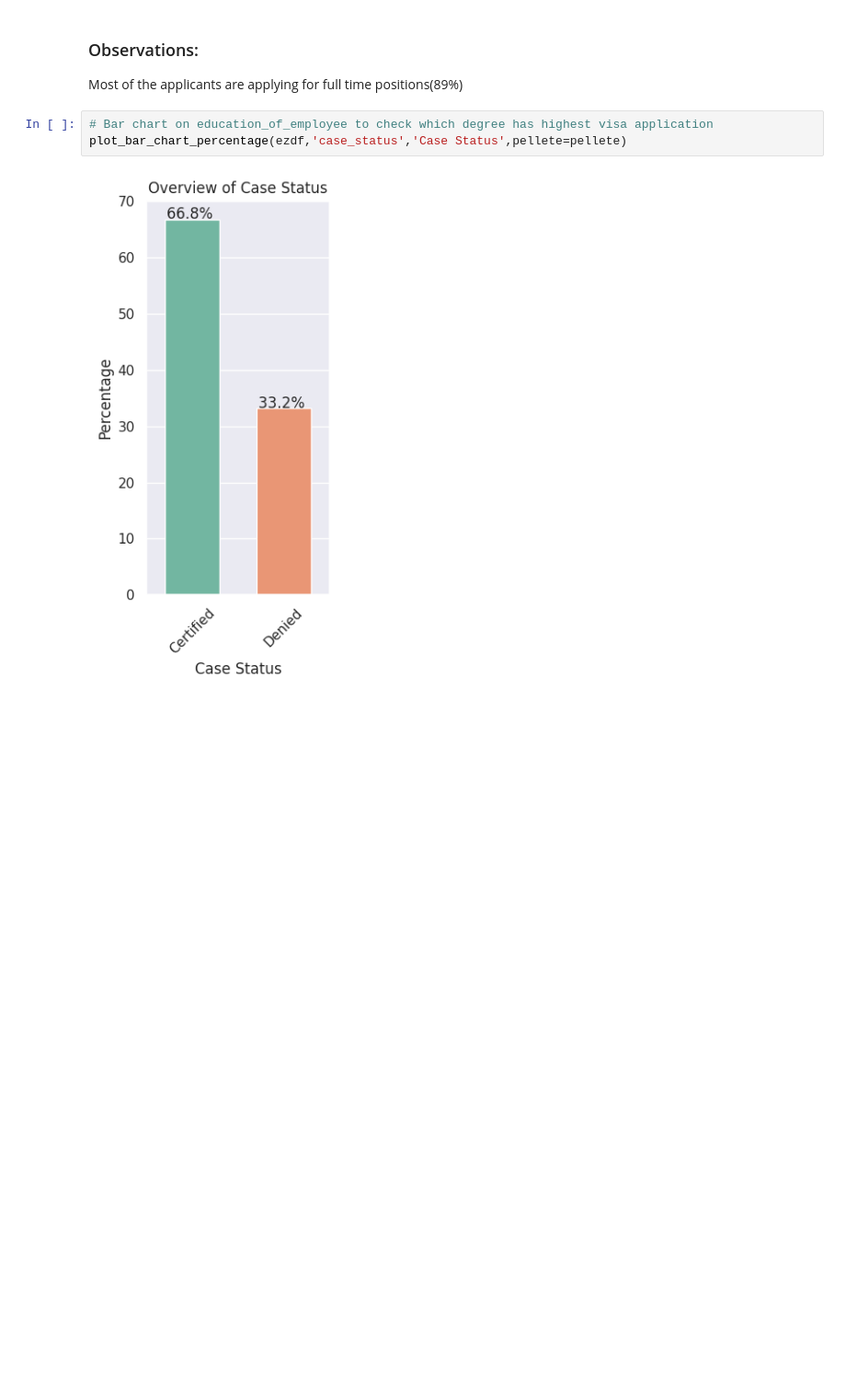
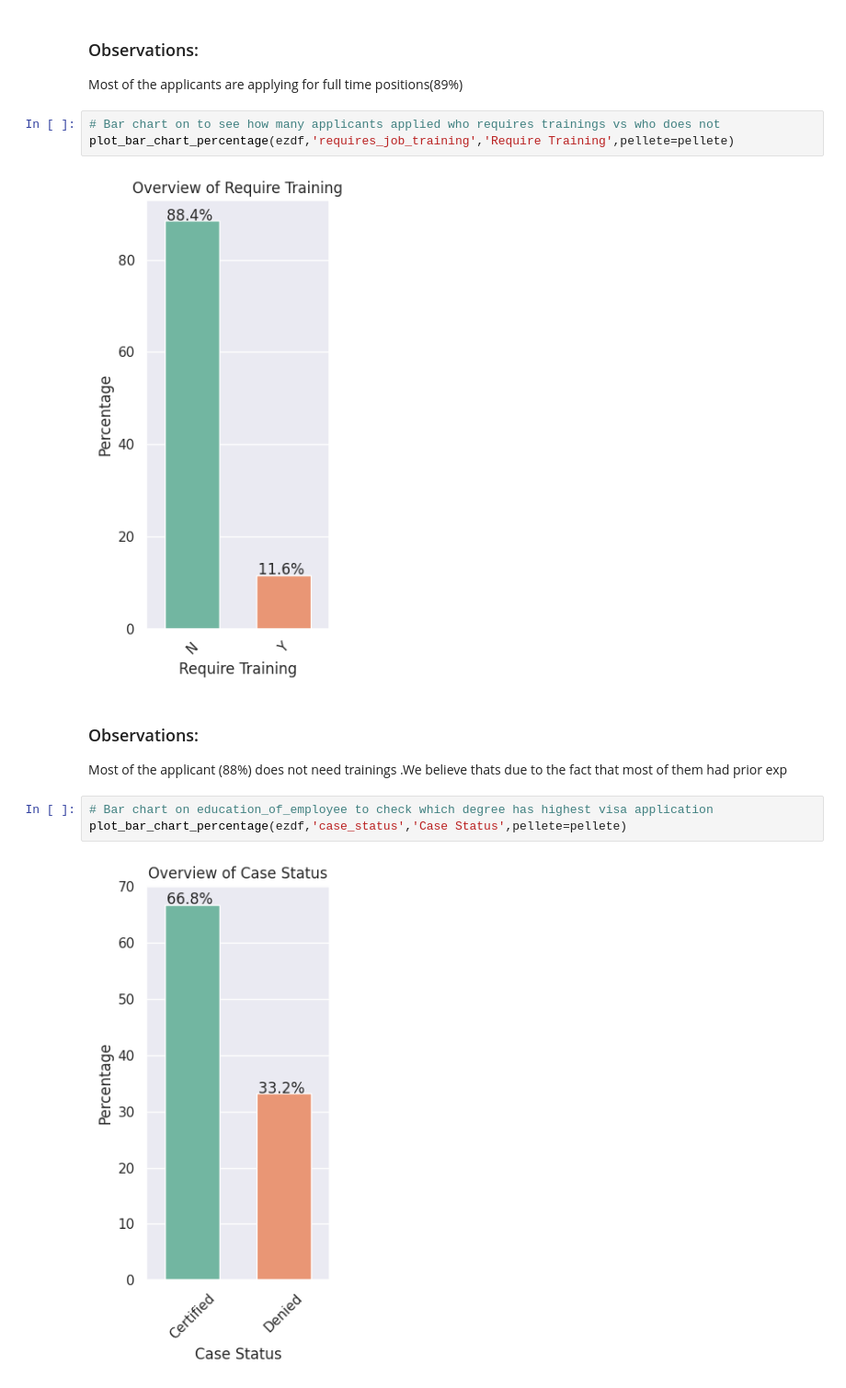
Before and after one commit to Rajesh2015/easy-visa, a Jupyter notebook: easy-visa-solution.ipynb, the cells around one changed output. Shown at 92% size. Drawn from its saved outputs; the diff is of its cells as text; blank space fills up the shorter version.

```diff
--- a/easy-visa-solution.ipynb
+++ b/easy-visa-solution.ipynb
@@ -1057,6 +1057,14 @@ plot_bar_chart_percentage(ezdf,'full_time_position','Full Time Position',pellete
 # %% [markdown]
 ### Observations:
 Most of the applicants are applying for full time positions(89%)
+# %%
+# Bar chart on to see how many applicants applied who requires trainings vs who does not
+plot_bar_chart_percentage(ezdf,'requires_job_training','Require Training',pellete=pellete)
+# %% [output]
+[figure, added]
+# %% [markdown]
+### Observations:
+Most of the applicant (88%) does not need trainings .We believe thats due to the fact that most of them had prior exp
 # %%
 # Bar chart on education_of_employee to check which degree has highest visa application
 plot_bar_chart_percentage(ezdf,'case_status','Case Status',pellete=pellete)
```
Also changed, not shown: parts of 31 cells of this notebook.
